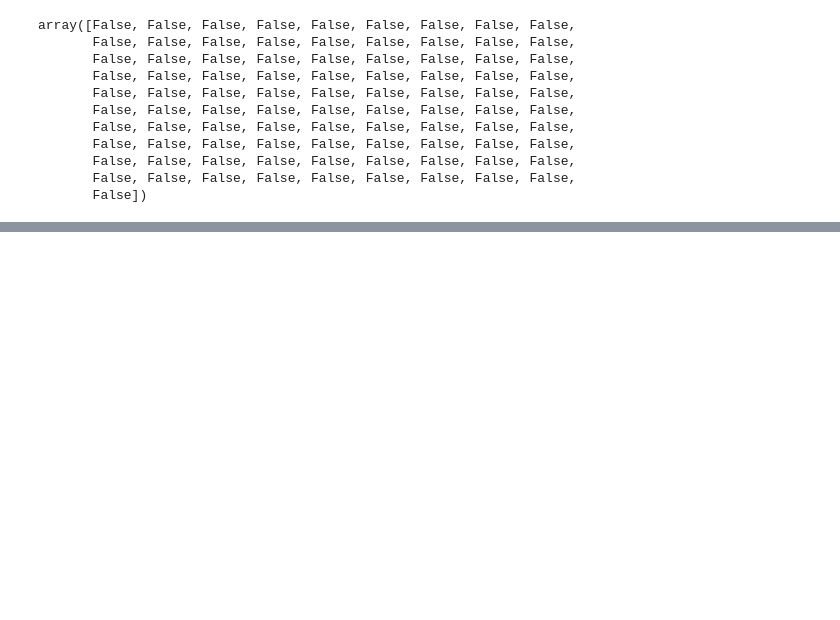
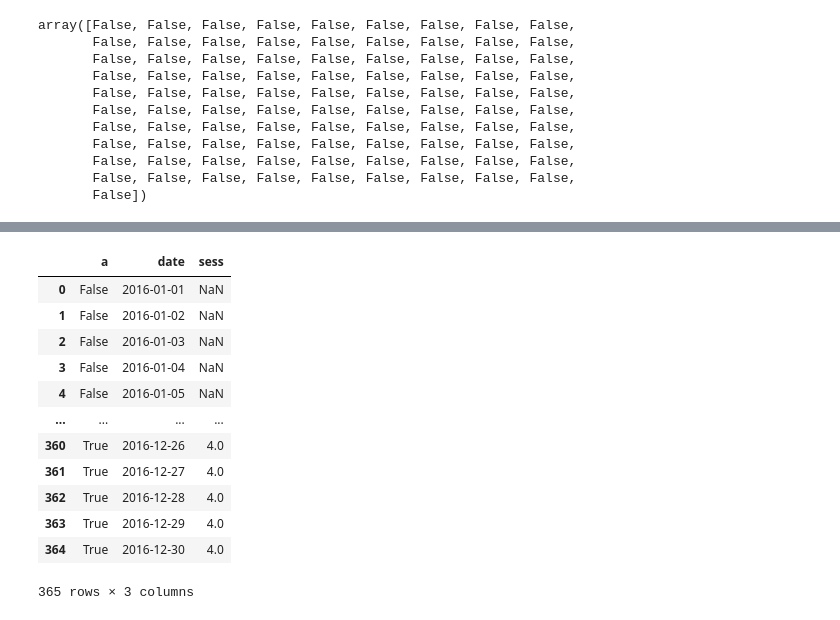
Before and after one commit to gandalf486/weather-forecast, a Jupyter notebook: explore.ipynb, the cells around one changed output, grey strips where cells are left out. Drawn from its saved outputs; the diff is of its cells as text; code cells hidden in the pictures; blank space fills up the shorter version.

```diff
--- a/explore.ipynb
+++ b/explore.ipynb
@@ -503,0 +688,28 @@ array([False, False, False, False, False, False, False, False, False,
+# %%
+a = pd.DataFrame({'a':time_series['cluster'],'date':time_series['date']})
+a['a'] = time_series.cluster != mode(time_series.cluster)[0]
+a['sess'] = a['a'].diff()
+a.loc[a['a']==False, 'sess'] = np.nan
+a.sess = a.sess.cumsum()
+a = a.groupby('sess').agg(
+    consecutive_days = ('a','count'),
+    start_date = ('date','first'),
+    end_date = ('date','last')
+)
+display(a)
+a = a.loc[a['consecutive_days']>2]
+a.to_json(orient='records')
+# %% [output]
+|  | a | date | sess |
+| 0 | False | 2016-01-01 | NaN |
+| 1 | False | 2016-01-02 | NaN |
+| 2 | False | 2016-01-03 | NaN |
+| 3 | False | 2016-01-04 | NaN |
+| 4 | False | 2016-01-05 | NaN |
+| ... | ... | ... | ... |
+| 360 | True | 2016-12-26 | 4.0 |
+| 361 | True | 2016-12-27 | 4.0 |
+| 362 | True | 2016-12-28 | 4.0 |
+| 363 | True | 2016-12-29 | 4.0 |
+| 364 | True | 2016-12-30 | 4.0 |
+365 rows × 3 columns
```
Also changed, not shown: parts of 37 cells of this notebook.
